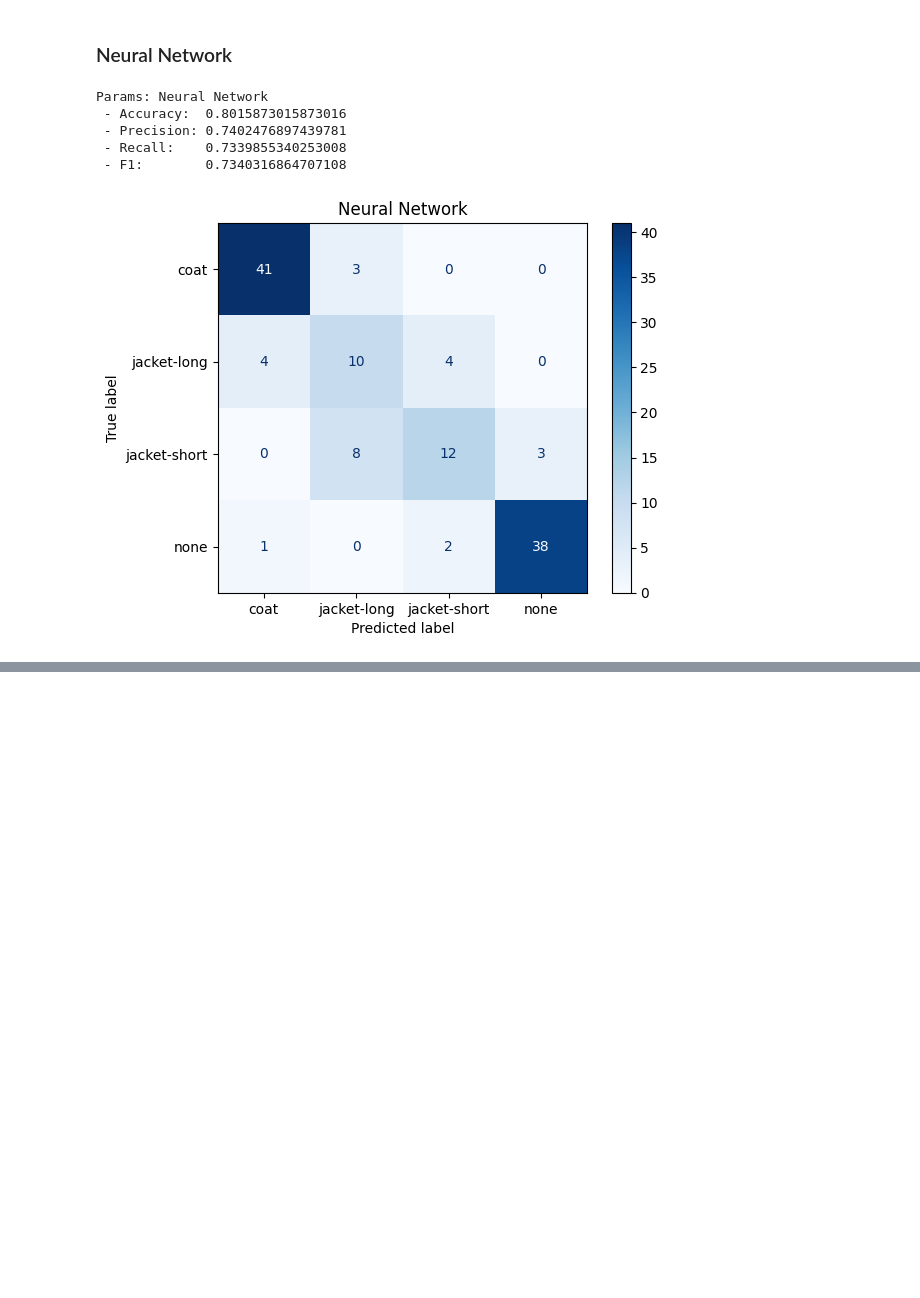
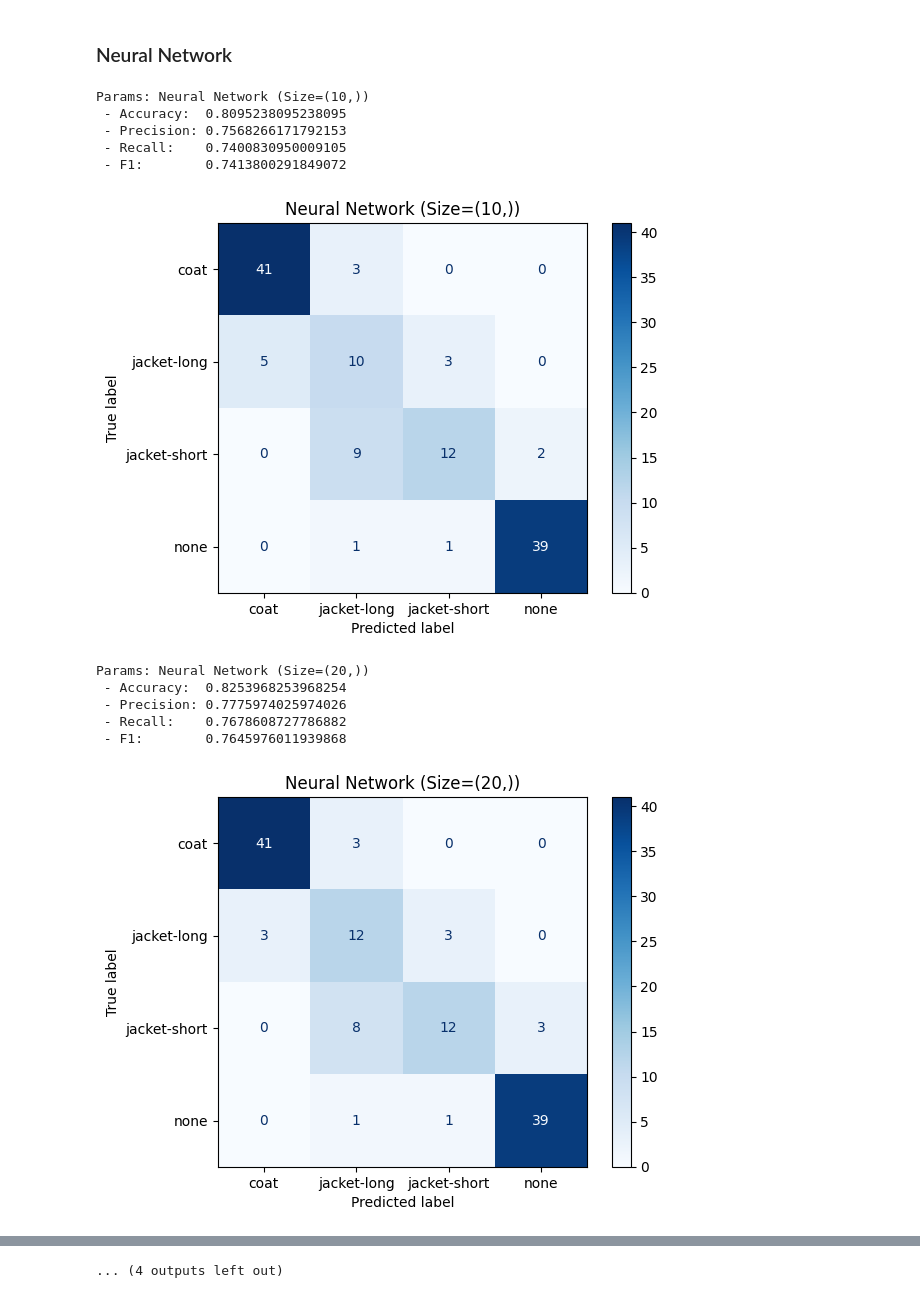
Before and after one commit to tikkikkit21/WeatherML, a Jupyter notebook: research.ipynb, the cells around one changed output, grey strips where cells are left out. Drawn from its saved outputs; the diff is of its cells as text; code cells hidden in the pictures; blank space fills up the shorter version.

Commit message:
Add model experiments
Resolves #10

```diff
--- a/research.ipynb
+++ b/research.ipynb
@@ -380,0 +389,17 @@ Params: KNN
+# %%
+knn_params = {
+    'n_neighbors': np.arange(1, 26, 2),
+    'weights': ['uniform', 'distance'],
+    'p': [1, 2, 3, 4, 5],
+    'algorithm': ['ball_tree', 'kd_tree', 'brute']
+}
+
+knn_model = KNeighborsClassifier(
+    n_jobs=-2
+)
+
+knn_grid = GridSearchCV(knn_model, knn_params, cv=5, scoring=['accuracy', 'f1_macro'], refit='f1_macro')
+knn_grid.fit(X_train, y_train)
+
+print('KNN Best Params:', knn_grid.best_params_)
+print('KNN Best Score:', knn_grid.best_score_)
@@ -381,14 +409,36 @@ Params: KNN
 # %% [markdown]
 ### Neural Network
 # %%
-mlp = MLPClassifier()
-mlp.fit(X_train, y_train)
-y_pred = mlp.predict(X_val)
-score_model(y_val, y_pred, "Neural Network")
+mlp_sizes = [
+    (10,),
+    (20,),
+    (50,),
+    (10, 10),
+    (20, 20),
+    (50, 20),
+    (10, 10, 10),
+    (20, 20, 20)
+]
+
+for size in mlp_sizes:
+    mlp = MLPClassifier(
+        random_state=RANDOM_STATE,
+        max_iter=2000,
+        hidden_layer_sizes=size
+    )
+    mlp.fit(X_train, y_train)
+    y_pred = mlp.predict(X_val)
+    score_model(y_val, y_pred, f'Neural Network (Size={size})')
 # %% [output]
-Params: Neural Network
- - Accuracy:  0.8015873015873016
- - Precision: 0.7402476897439781
- - Recall:    0.7339855340253008
- - F1:        0.7340316864707108
+Params: Neural Network (Size=(10,))
+ - Accuracy:  0.8095238095238095
+ - Precision: 0.7568266171792153
+ - Recall:    0.7400830950009105
+ - F1:        0.7413800291849072
-[figure, old version]
+[figure, new version]
+Params: Neural Network (Size=(20,))
+ - Accuracy:  0.8253968253968254
+ - Precision: 0.7775974025974026
+ - Recall:    0.7678608727786882
+ - F1:        0.7645976011939868
+[figure, added]
@@ -394,0 +469 @@ Params: Neural Network
+... (4 outputs left out)
```
Also changed, not shown: parts of 9 cells of this notebook.
